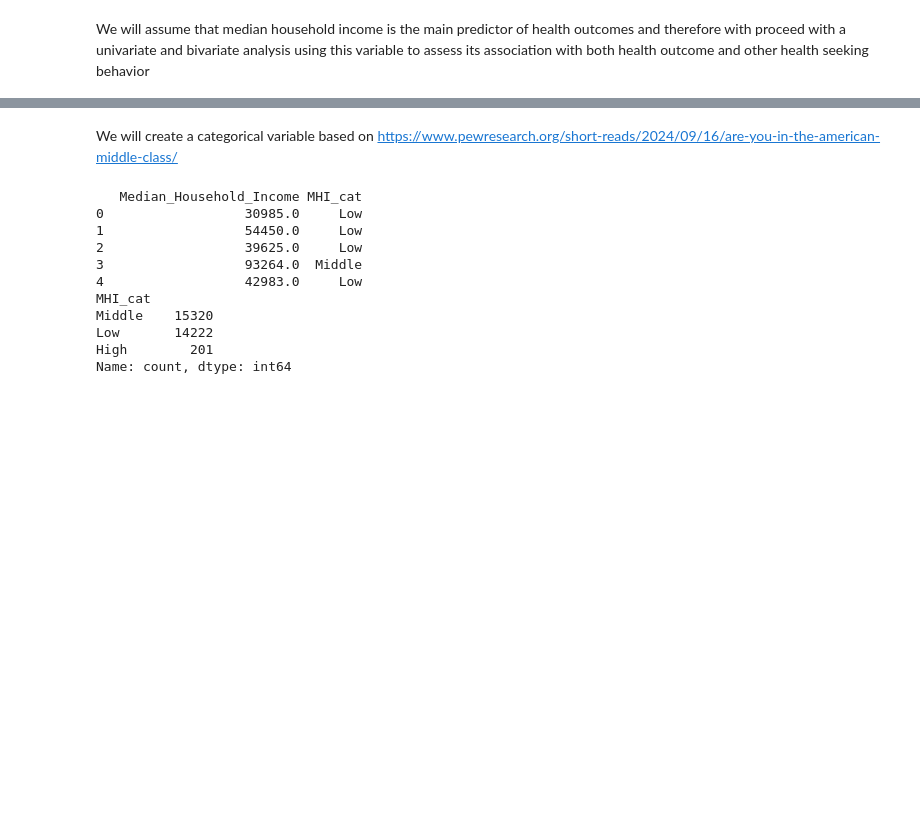
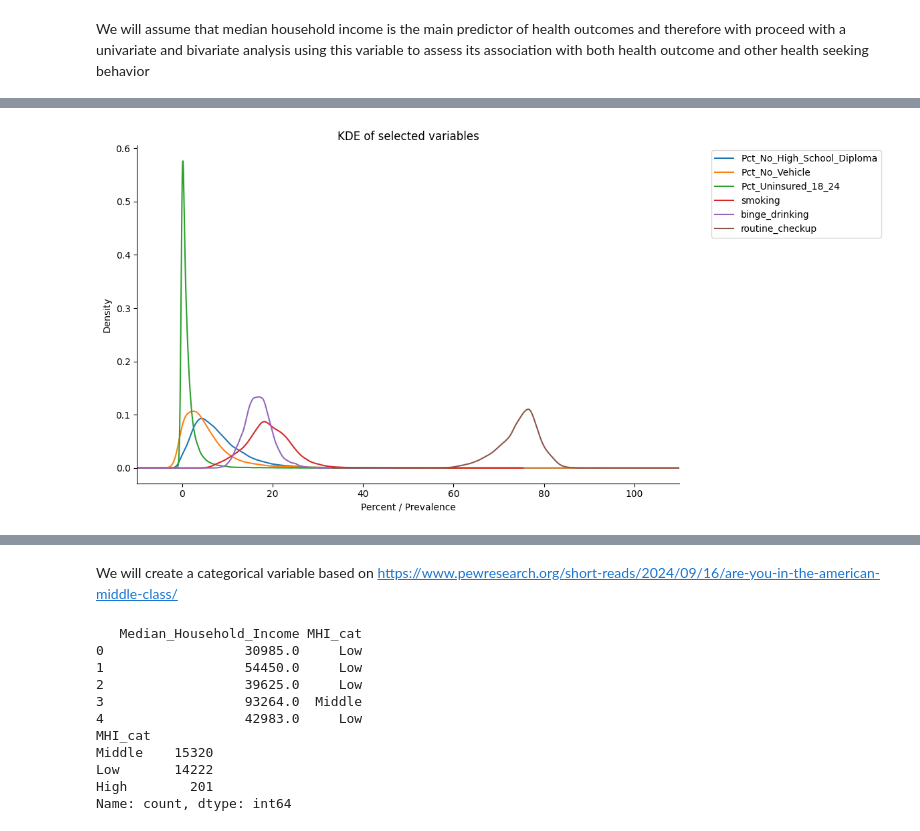
Before and after one commit to andrewnana/Python-data-cleaning-merging-visualization-and-modeling, a Jupyter notebook: acs-cdc.ipynb, the cells around one changed output, grey strips where cells are left out. Cells and saved outputs as stored; diff of their text form; code cells hidden in the pictures; blank space fills up the shorter version.

```diff
--- a/acs-cdc.ipynb
+++ b/acs-cdc.ipynb
@@ -791,0 +855,8 @@ We will assume that median household income is the main predictor of health outc
+# %%
+# List 2
+list_2 = ['Pct_No_High_School_Diploma', 'Pct_No_Vehicle', 'Pct_Uninsured_18_24',
+    'smoking', 'binge_drinking', 'routine_checkup']
+
+plot_kde_vars(place_acs, kde_vars=list_2)
+# %% [output]
+[figure, added]
```
Also changed, not shown: parts of 39 cells of this notebook.
